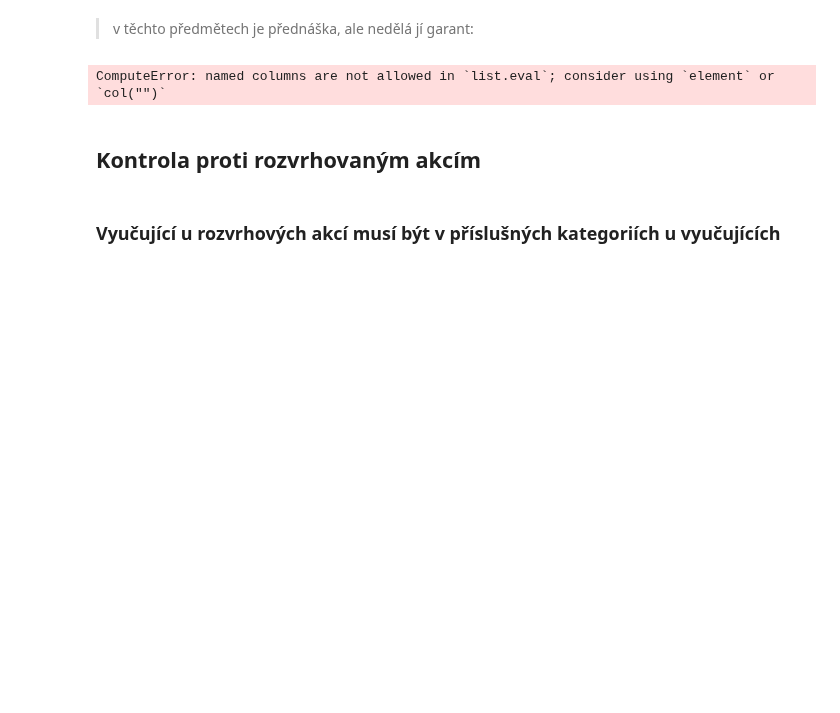
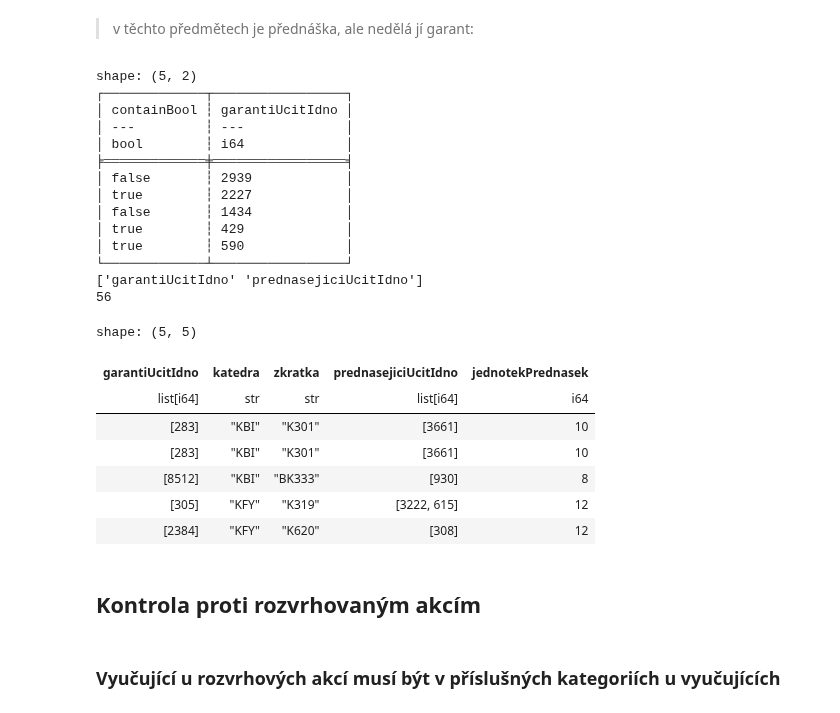
Before and after one commit to MFVS/kontrola-rozvrhu-extended, a Jupyter notebook: stag_bombator1.1.b1.ipynb, the cells around one changed output. Cells and saved outputs as stored; diff of their text form; code cells hidden in the pictures; blank space fills up the shorter version.

```diff
--- a/stag_bombator1.1.b1.ipynb
+++ b/stag_bombator1.1.b1.ipynb
@@ -280,15 +281,58 @@ InvalidOperationError: `is_in` operation not supported for dtype `list[i64]`
 # %% [markdown]
 > v těchto předmětech je přednáška, ale nedělá jí garant:
 # %%
-garant_neni_prednasejici = (list_compare()) & (jednotek_prednasek != pl.lit(0)) # & (pl.col("prednasejiciUcitIdno").list.len() != 1)
-garant_neprednasi = predmety_s_akci.filter(garant_neni_prednasejici).select("katedra", "zkratka", "garanti", "garantiUcitIdno", "prednasejici", "prednasejiciUcitIdno")
-garant_neprednasi.write_excel("results_xlsx/garant_neprednasi.xlsx")
-garant_neprednasi_csv = prep_csv(garant_neprednasi)
+# garant_neni_prednasejici = ((pl.col("garantiUcitIdno").list.eval(pl.col("prednasejiciUcitIdno").list.contains(pl.element())))) & (jednotek_prednasek != pl.lit(0)) # & (pl.col("prednasejiciUcitIdno").list.len() != 1)
+# garant_neprednasi = predmety_s_akci.filter(garant_neni_prednasejici).select("katedra", "zkratka", "garanti", "garantiUcitIdno", "prednasejici", "prednasejiciUcitIdno")
+
+garant_neprednasi = predmety_s_akci.filter(jednotek_prednasek != pl.lit(0)).explode("garantiUcitIdno").with_columns(
+    pl.concat_str([pl.col("katedra"), pl.col("zkratka")], separator="/").alias("identifier")
+).with_columns(
+    pl.col("prednasejiciUcitIdno").list.contains(pl.col("garantiUcitIdno")).alias("containBool")
+)
+
+print(garant_neprednasi.select("containBool", "garantiUcitIdno").head())
+
+aggregation = (
+    garant_neprednasi.lazy().group_by("identifier").agg(
+        #pl.col("identifier"),
+        pl.when(pl.col("containBool") == False).then(pl.col("garantiUcitIdno"))
+    ).with_columns(pl.col("garantiUcitIdno").list.drop_nulls()).filter(pl.col("garantiUcitIdno").list.len() > 0)
+)
+
+garant_neprednasi_post = aggregation.collect().join(garant_neprednasi.select("katedra", "zkratka","prednasejiciUcitIdno", "identifier", "jednotekPrednasek"), "identifier", "left").drop("identifier")
+
+
+
+# garant_neprednasi.write_excel("results_xlsx/garant_neprednasi.xlsx")
+garant_neprednasi_csv = prep_csv(garant_neprednasi_post)
 garant_neprednasi_csv.write_csv("results_csv/garant_neprednasi.csv")
-garant_neprednasi.__len__()
-bez_problemu = bez_problemu.join(garant_neprednasi.with_columns(pl.concat_str([pl.col("zkratka"), pl.col("katedra")], separator="/").alias("identifier")),"identifier" ,"anti")
+print(garant_neprednasi_post.__len__())
+# bez_problemu = bez_problemu.join(garant_neprednasi.with_columns(pl.concat_str([pl.col("zkratka"), pl.col("katedra")], separator="/").alias("identifier")),"identifier" ,"anti")
+
+garant_neprednasi_post.head()
 # %% [output]
-ComputeError: named columns are not allowed in `list.eval`; consider using `element` or `col("")`
+shape: (5, 2)
+┌─────────────┬─────────────────┐
+│ containBool ┆ garantiUcitIdno │
+│ ---         ┆ ---             │
+│ bool        ┆ i64             │
+╞═════════════╪═════════════════╡
+│ false       ┆ 2939            │
+│ true        ┆ 2227            │
+│ false       ┆ 1434            │
+│ true        ┆ 429             │
+│ true        ┆ 590             │
+└─────────────┴─────────────────┘
+['garantiUcitIdno' 'prednasejiciUcitIdno']
+56
+shape: (5, 5)
+| garantiUcitIdno | katedra | zkratka | prednasejiciUcitIdno | jednotekPrednasek |
+| list[i64] | str | str | list[i64] | i64 |
+| [283] | "KBI" | "K301" | [3661] | 10 |
+| [283] | "KBI" | "K301" | [3661] | 10 |
+| [8512] | "KBI" | "BK333" | [930] | 8 |
+| [305] | "KFY" | "K319" | [3222, 615] | 12 |
+| [2384] | "KFY" | "K620" | [308] | 12 |
 # %% [markdown]
 ## Kontrola proti rozvrhovaným akcím
 # %% [markdown]
```
Also changed, not shown: parts of 6 cells of this notebook, 27 other files.
